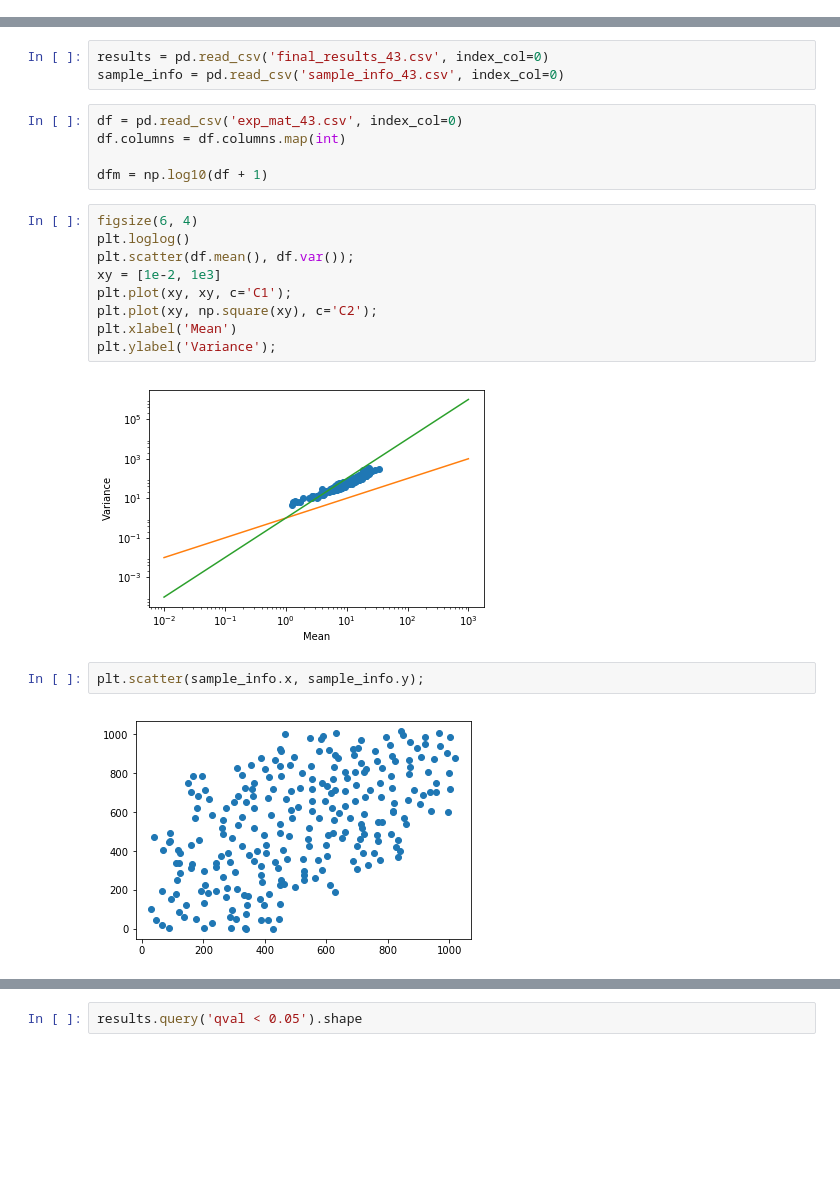
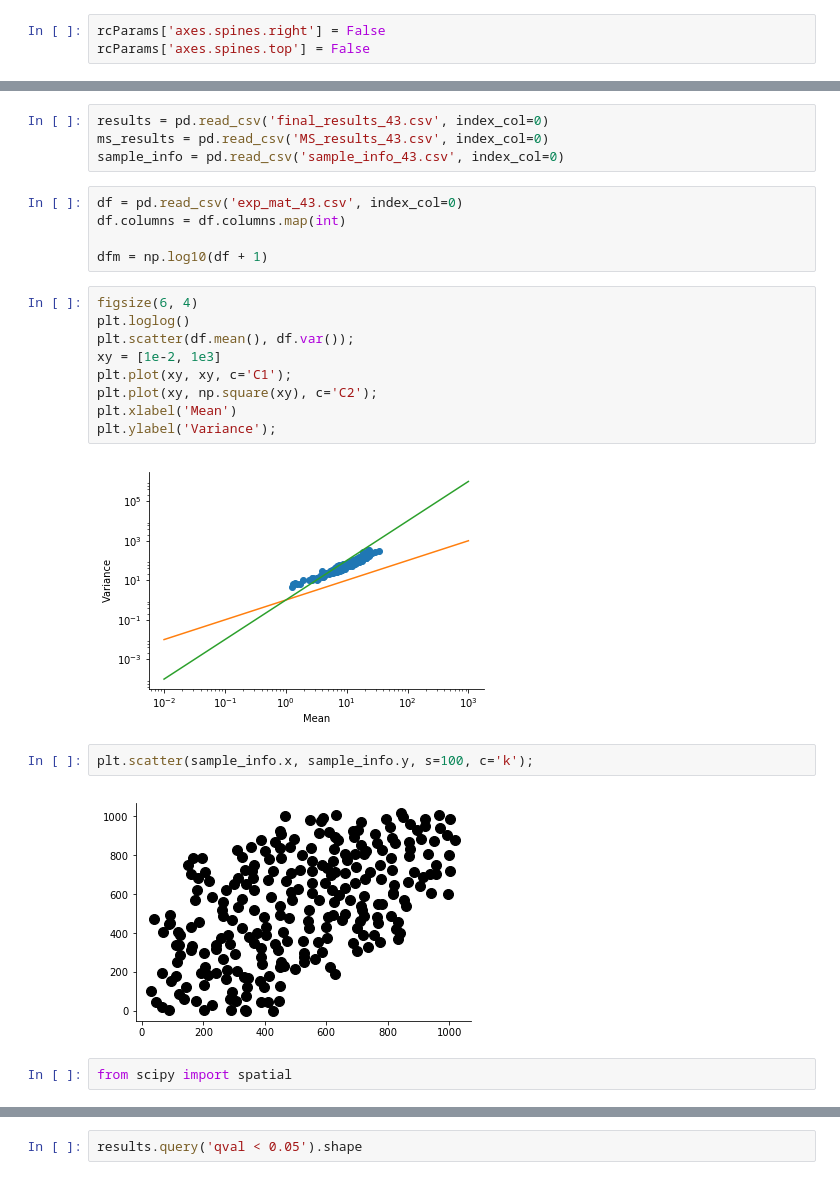
Before and after one commit to Teichlab/SpatialDE, a Jupyter notebook: Analysis/SeqFISH/SeqFISH Results.ipynb, the cells around one changed output, grey strips where cells are left out. Saved outputs shown, nothing was run; the diff lists cells and outputs as text; blank space fills up the shorter version.

```diff
--- a/Analysis/SeqFISH/SeqFISH Results.ipynb
+++ b/Analysis/SeqFISH/SeqFISH Results.ipynb
@@ -7,3 +6,6 @@ import pandas as pd
+# %%
+rcParams['axes.spines.right'] = False
+rcParams['axes.spines.top'] = False
 # %%
 ls
 # %% [output]
@@ -14,5 +29,6 @@ final_results_43.csv         spatial_SeqFISH_analysis.py
 # %%
 results = pd.read_csv('final_results_43.csv', index_col=0)
+ms_results = pd.read_csv('MS_results_43.csv', index_col=0)
 sample_info = pd.read_csv('sample_info_43.csv', index_col=0)
 # %%
 df = pd.read_csv('exp_mat_43.csv', index_col=0)
@@ -29,8 +45,10 @@ plt.plot(xy, np.square(xy), c='C2');
 plt.xlabel('Mean')
 plt.ylabel('Variance');
 # %% [output]
-[figure, old version]
+[figure, new version]
 # %%
-plt.scatter(sample_info.x, sample_info.y);
+plt.scatter(sample_info.x, sample_info.y, s=100, c='k');
 # %% [output]
-[figure, old version]
+[figure, new version]
+# %%
+from scipy import spatial
```
Also changed, not shown: parts of 28 cells of this notebook, 2 other files.
